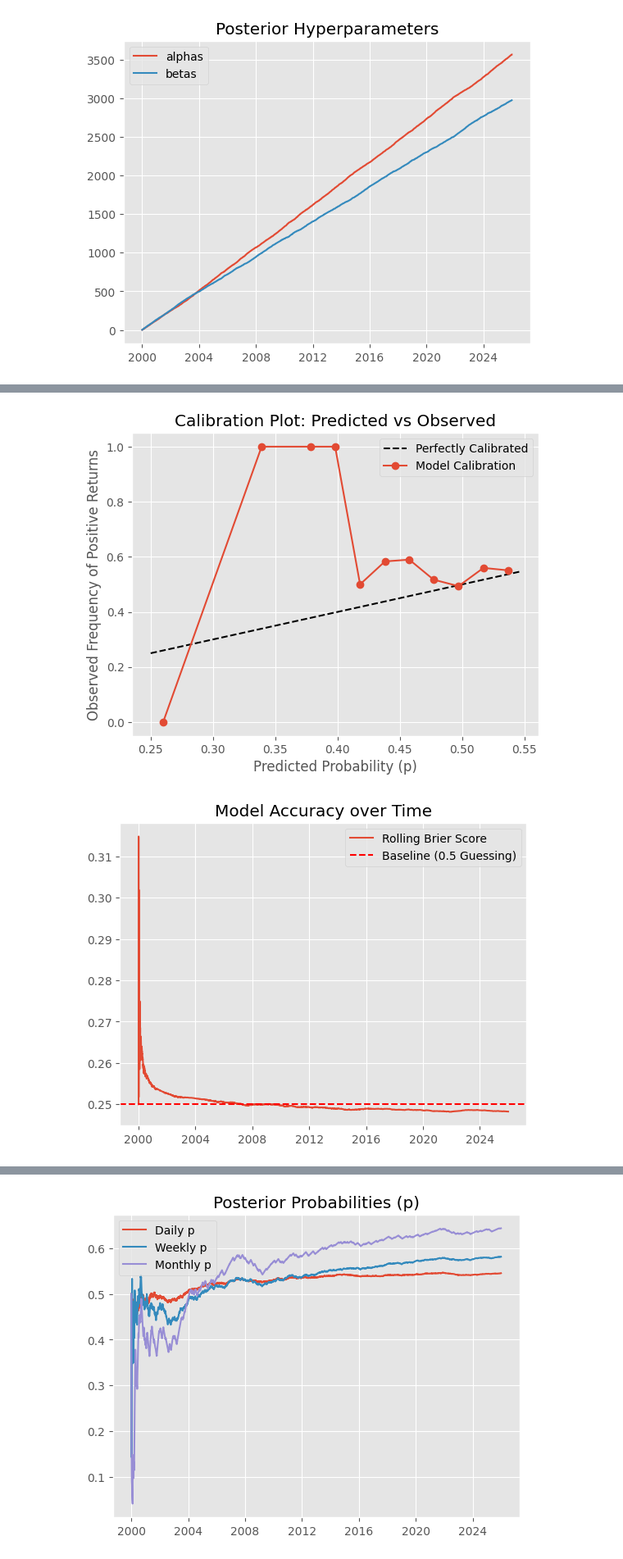
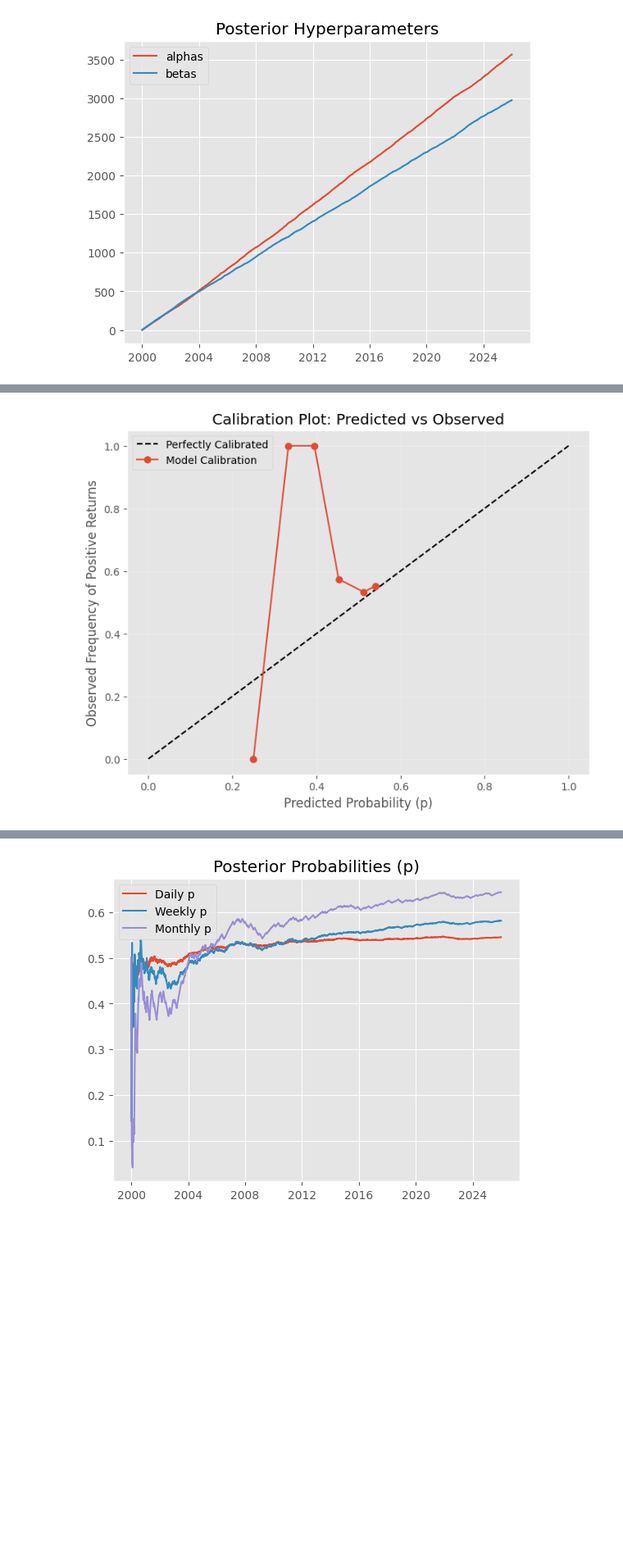
Before and after one commit to tzabilowicz/QuantitativeFinance, a Jupyter notebook: General/bayesian_updating.ipynb, the cells around one changed output, grey strips where cells are left out. Shown: that part at 82% size. Cells and saved outputs as stored; diff of their text form; code cells hidden in the pictures; blank space fills up the shorter version.

```diff
--- a/General/bayesian_updating.ipynb
+++ b/General/bayesian_updating.ipynb
@@ -132,25 +152,16 @@ Log-Loss: 0.6896350842641854
 # %%
-test_df = pd.DataFrame({'prob': y_prob, 'actual': y_true})
-test_df['bin'] = pd.cut(test_df['prob'], bins=15)
+prob_true, prob_pred = calibration_curve(y_true, y_prob, n_bins=15, strategy='uniform')
 
-calibration = test_df.groupby('bin', observed=True)['actual'].mean()
+fig, ax = plt.subplots(figsize=(8, 6))
 
-# Calibration plot (predicted vs observed)
-plt.plot([y_prob.min(), y_prob.max()], [y_prob.min(), y_prob.max()], 'k--', label='Perfectly Calibrated')
-plt.plot(calibration.index.map(lambda x: x.mid), calibration.values, marker='o', label='Model Calibration')
-plt.title("Calibration Plot: Predicted vs Observed")
-plt.xlabel("Predicted Probability (p)")
-plt.ylabel("Observed Frequency of Positive Returns")
-plt.legend()
+ax.plot([0, 1], [0, 1], "k--", label="Perfectly Calibrated")
+ax.plot(prob_pred, prob_true, marker="o", label="Model Calibration")
+
+ax.set_title("Calibration Plot: Predicted vs Observed")
+ax.set_xlabel("Predicted Probability (p)")
+ax.set_ylabel("Observed Frequency of Positive Returns")
+ax.legend()
+ax.grid(True, alpha=0.3)
 plt.show()
-
-# Model accuracy over time
-cum_brier = ((y_prob - y_true)**2).expanding().mean()
-plt.plot(cum_brier, label="Rolling Brier Score")
-plt.axhline(0.25, color='red', linestyle='--', label="Baseline (0.5 Guessing)")
-plt.title("Model Accuracy over Time")
-plt.legend()
-plt.show()
 # %% [output]
-[figure, old version]
+[figure, new version]
-[figure, removed]
```
Also changed, not shown: parts of 14 cells of this notebook.
